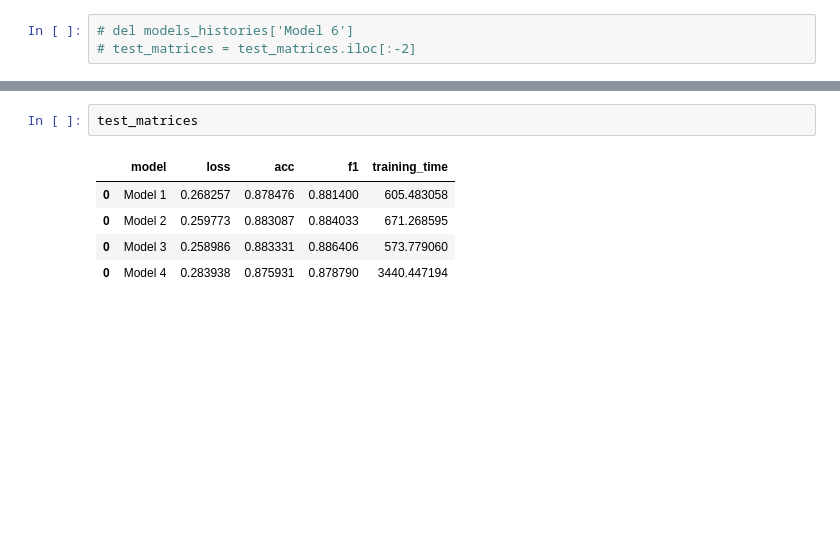
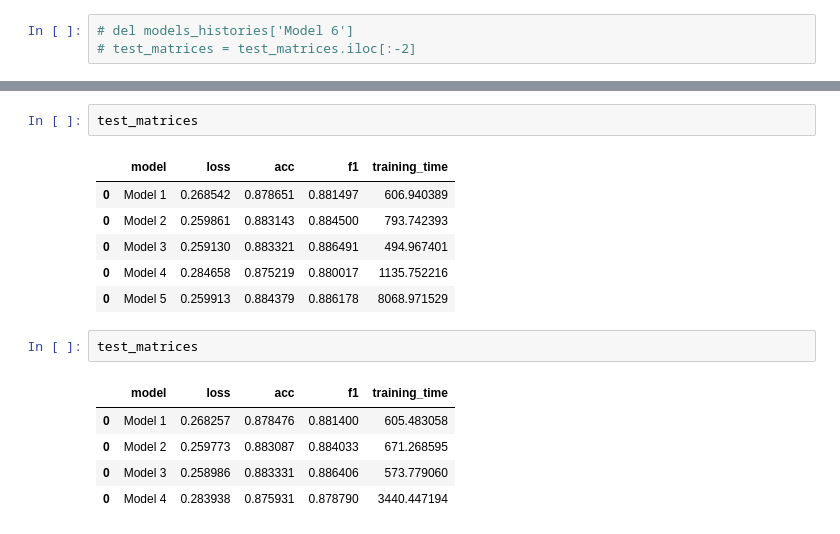
Before and after one commit to JosephLazarus/QTW, a Jupyter notebook: Case Study 6/CaseStudy6_Final.ipynb, the cells around one changed output, grey strips where cells are left out. Saved outputs shown, nothing was run; the diff lists cells and outputs as text; blank space fills up the shorter version.

```diff
--- a/Case Study 6/CaseStudy6_Final.ipynb
+++ b/Case Study 6/CaseStudy6_Final.ipynb
@@ -527,3 +530,12 @@ test_matrices = pd.concat([test_matrices, t])
+# %%
+test_matrices
+# %% [output]
+|  | model | loss | acc | f1 | training_time |
+| 0 | Model 1 | 0.268542 | 0.878651 | 0.881497 | 606.940389 |
+| 0 | Model 2 | 0.259861 | 0.883143 | 0.884500 | 793.742393 |
+| 0 | Model 3 | 0.259130 | 0.883321 | 0.886491 | 494.967401 |
+| 0 | Model 4 | 0.284658 | 0.875219 | 0.880017 | 1135.752216 |
+| 0 | Model 5 | 0.259913 | 0.884379 | 0.886178 | 8068.971529 |
 # %%
 test_matrices
 # %% [output]
```
Also changed, not shown: parts of 12 cells of this notebook.
